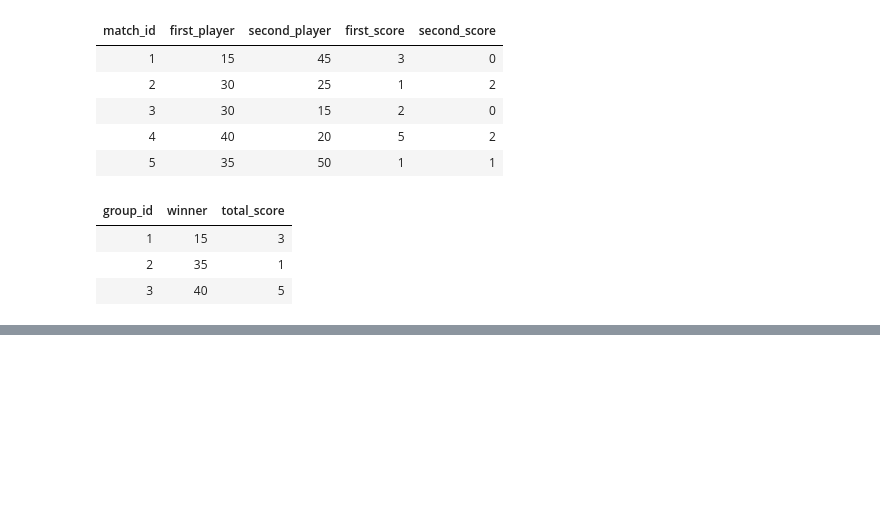
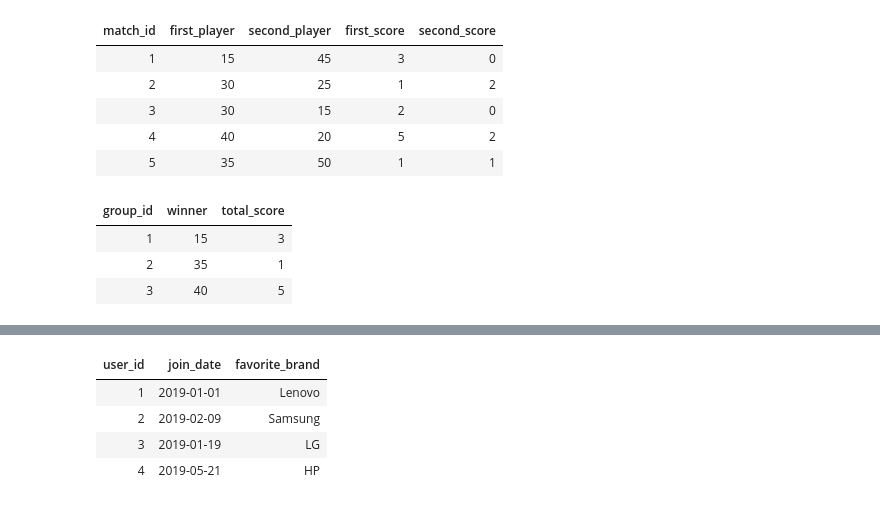
Before and after one commit to Rupam-1/SQL-Pyspark-practise_youtube, a Jupyter notebook: 01. SQL - Part1.ipynb, the cells around one changed output, grey strips where cells are left out. Cells and saved outputs as stored; diff of their text form; code cells hidden in the pictures; blank space fills up the shorter version.

```diff
--- a/01. SQL - Part1.ipynb
+++ b/01. SQL - Part1.ipynb
@@ -528,0 +586,9 @@ ORDER BY group_id;
+# %%
+%sql
+SELECT * FROM marketplace_users;
+# %% [output]
+| user_id | join_date | favorite_brand |
+| 1 | 2019-01-01 | Lenovo |
+| 2 | 2019-02-09 | Samsung |
+| 3 | 2019-01-19 | LG |
+| 4 | 2019-05-21 | HP |
```
Also changed, not shown: parts of 7 cells of this notebook, 1 other file.
